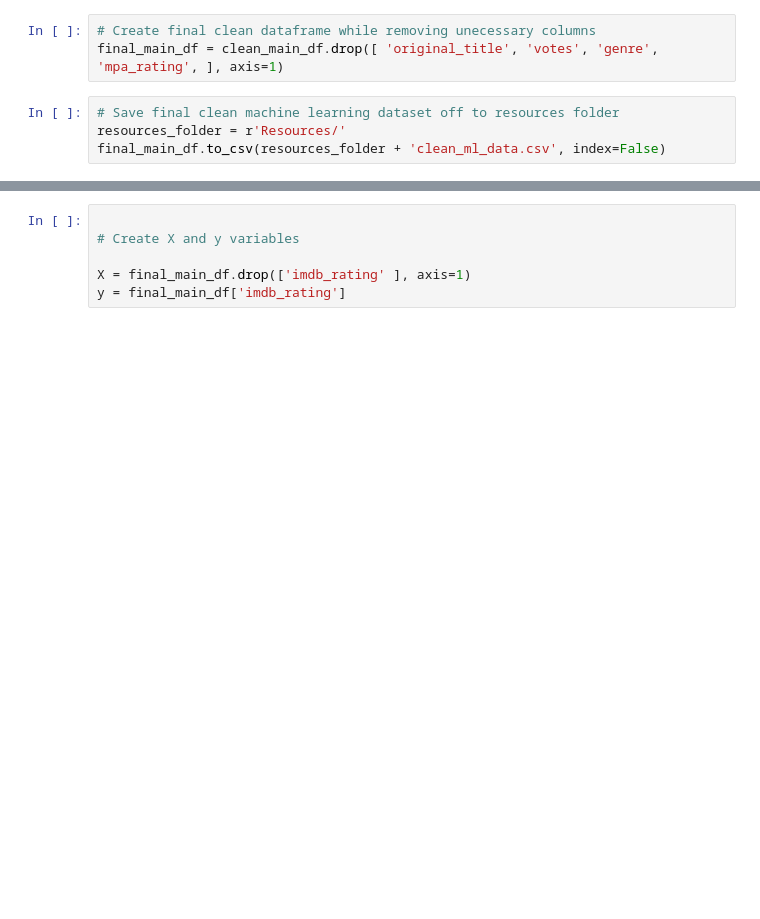
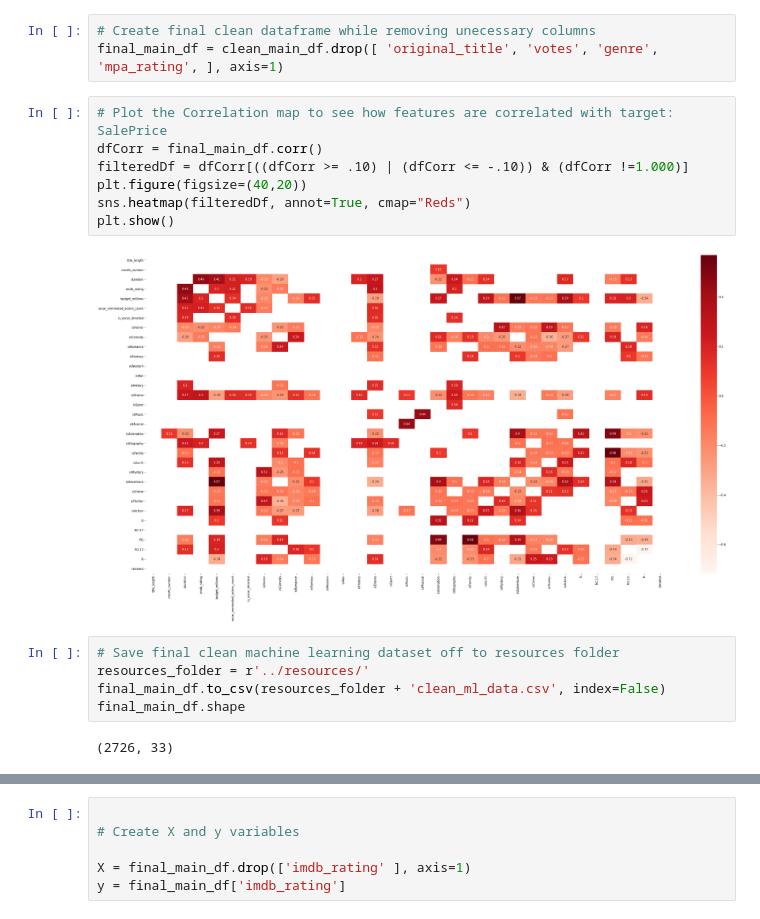
Before and after one commit to danielbrock4/Ratings_On_Demand, a Jupyter notebook: Jupyter_Notebook_Files/Predict_IMDB_Ratings_RidgeRegression.ipynb, the cells around one changed output, grey strips where cells are left out. Saved outputs shown, nothing was run; the diff lists cells and outputs as text; blank space fills up the shorter version.

Commit message:
Adding updates to machine learning model notebook files in addition to adding images generated from the notebooks

```diff
--- a/Jupyter_Notebook_Files/Predict_IMDB_Ratings_RidgeRegression.ipynb
+++ b/Jupyter_Notebook_Files/Predict_IMDB_Ratings_RidgeRegression.ipynb
@@ -104,7 +105,19 @@ df_titles = clean_main_df.filter(["original_title"], axis=1)
 # %%
 # Create final clean dataframe while removing unecessary columns
 final_main_df = clean_main_df.drop([ 'original_title', 'votes', 'genre', 'mpa_rating', ], axis=1)
+# %%
+# Plot the Correlation map to see how features are correlated with target: SalePrice
+dfCorr = final_main_df.corr()
+filteredDf = dfCorr[((dfCorr >= .10) | (dfCorr <= -.10)) & (dfCorr !=1.000)]
+plt.figure(figsize=(40,20))
+sns.heatmap(filteredDf, annot=True, cmap="Reds")
+plt.show()
+# %% [output]
+[figure, added]
 # %%
 # Save final clean machine learning dataset off to resources folder
-resources_folder = r'Resources/'
+resources_folder = r'../resources/'
 final_main_df.to_csv(resources_folder + 'clean_ml_data.csv', index=False)
+final_main_df.shape
+# %% [output]
+(2726, 33)
```
Also changed, not shown: parts of 17 cells of this notebook, 5 other files.
